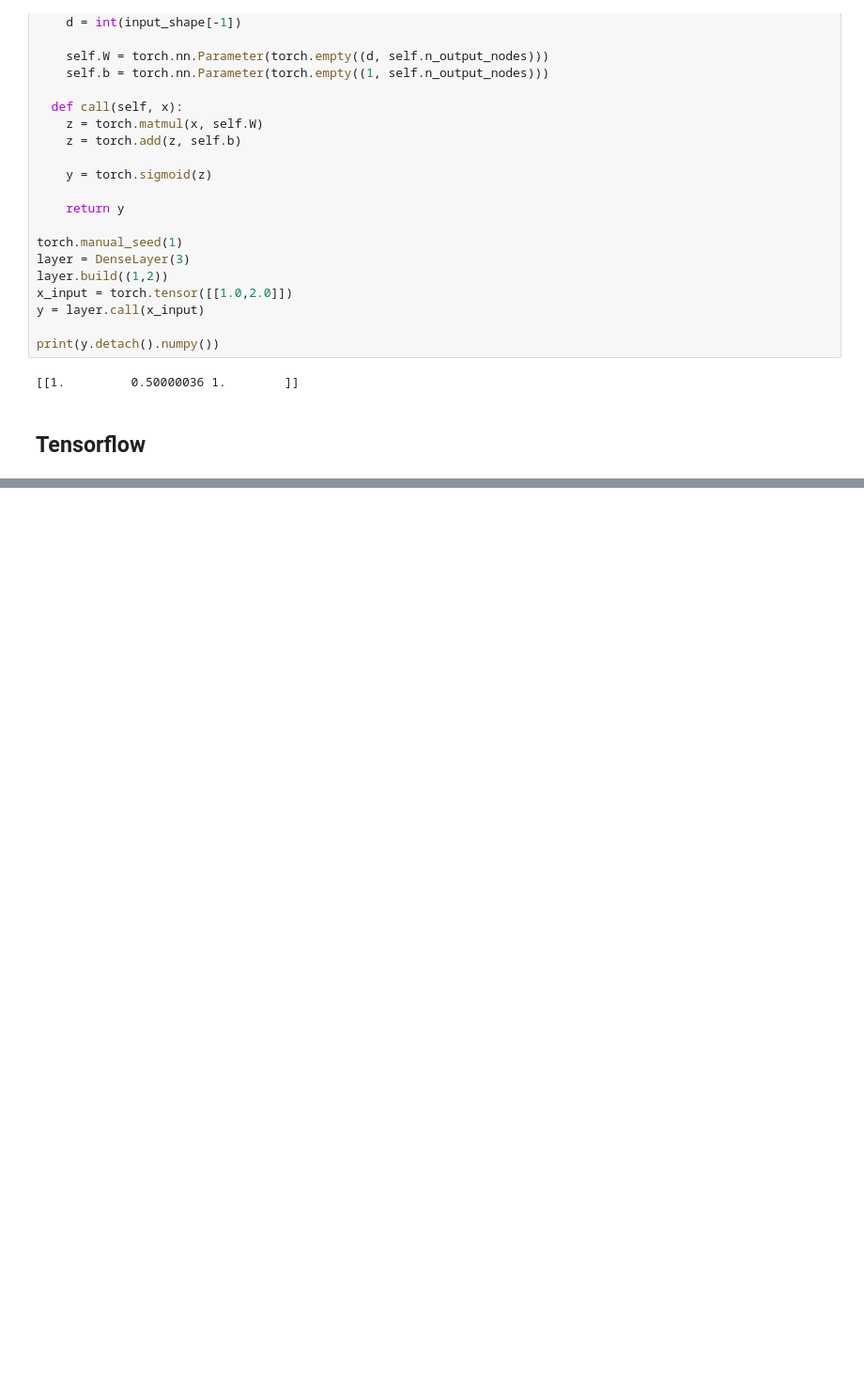
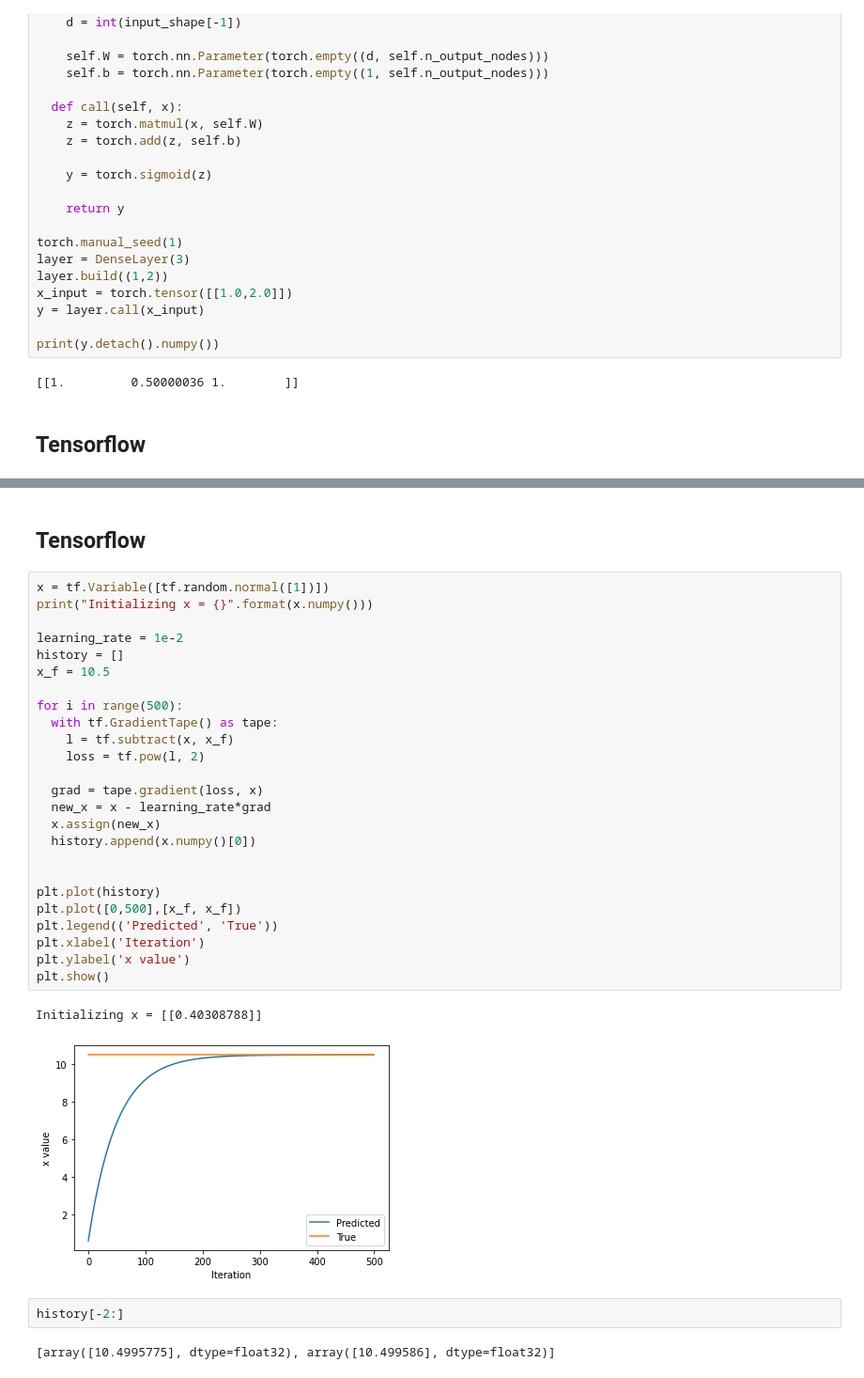
Before and after one commit to Mansoorinho/Deep-Learing-trainings, a Jupyter notebook: Tensorflow Pytorch/Tensorflow_PyTorch_beginner.ipynb, the cells around one changed output, grey strips where cells are left out. Shown at 94% size. Drawn from its saved outputs; the diff is of its cells as text; blank space fills up the shorter version.

```diff
--- a/Tensorflow Pytorch/Tensorflow_PyTorch_beginner.ipynb
+++ b/Tensorflow Pytorch/Tensorflow_PyTorch_beginner.ipynb
@@ -239,0 +407,34 @@ None
+# %% [markdown]
+## Tensorflow
+# %%
+x = tf.Variable([tf.random.normal([1])])
+print("Initializing x = {}".format(x.numpy()))
+
+learning_rate = 1e-2
+history = []
+x_f = 10.5
+
+for i in range(500):
+  with tf.GradientTape() as tape:
+    l = tf.subtract(x, x_f)
+    loss = tf.pow(l, 2)
+
+  grad = tape.gradient(loss, x)
+  new_x = x - learning_rate*grad
+  x.assign(new_x)
+  history.append(x.numpy()[0])
+
+
+plt.plot(history)
+plt.plot([0,500],[x_f, x_f])
+plt.legend(('Predicted', 'True'))
+plt.xlabel('Iteration')
+plt.ylabel('x value')
+plt.show()
+# %% [output]
+Initializing x = [[0.40308788]]
+[figure, added]
+# %%
+history[-2:]
+# %% [output]
+[array([10.4995775], dtype=float32), array([10.499586], dtype=float32)]
```
Also changed, not shown: parts of 17 cells of this notebook.
